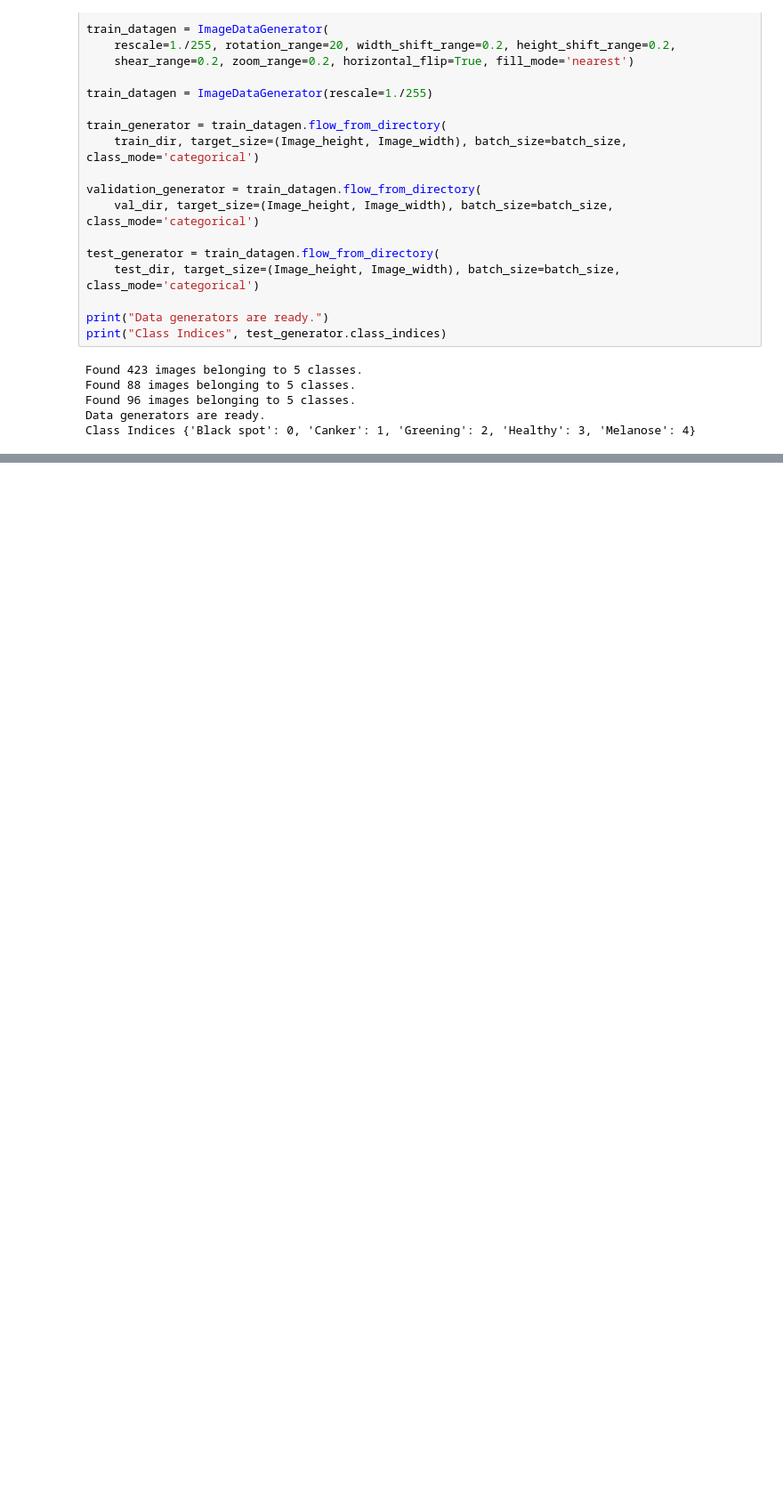
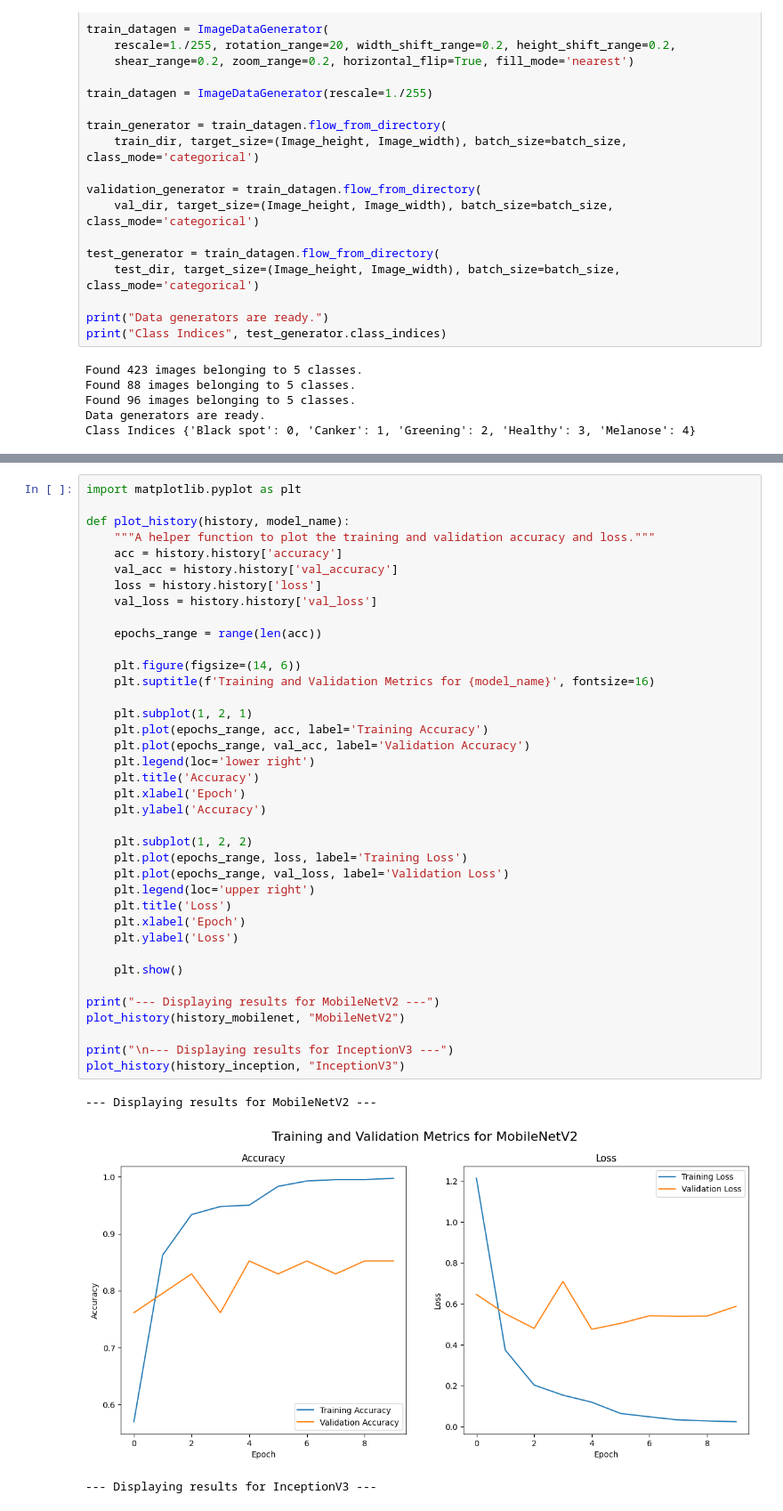
Before and after one commit to bhupinderrumana/CitriScan, a Jupyter notebook: citriscanleave.ipynb, the cells around one changed output, grey strips where cells are left out. Shown at 89% size. Drawn from its saved outputs; the diff is of its cells as text; blank space fills up the shorter version.

```diff
--- a/citriscanleave.ipynb
+++ b/citriscanleave.ipynb
@@ -91,0 +216,42 @@ Class Indices {'Black spot': 0, 'Canker': 1, 'Greening': 2, 'Healthy': 3, 'Melan
+# %%
+import matplotlib.pyplot as plt
+
+def plot_history(history, model_name):
+    """A helper function to plot the training and validation accuracy and loss."""
+    acc = history.history['accuracy']
+    val_acc = history.history['val_accuracy']
+    loss = history.history['loss']
+    val_loss = history.history['val_loss']
+
+    epochs_range = range(len(acc))
+
+    plt.figure(figsize=(14, 6))
+    plt.suptitle(f'Training and Validation Metrics for {model_name}', fontsize=16)
+
+    plt.subplot(1, 2, 1)
+    plt.plot(epochs_range, acc, label='Training Accuracy')
+    plt.plot(epochs_range, val_acc, label='Validation Accuracy')
+    plt.legend(loc='lower right')
+    plt.title('Accuracy')
+    plt.xlabel('Epoch')
+    plt.ylabel('Accuracy')
+
+    plt.subplot(1, 2, 2)
+    plt.plot(epochs_range, loss, label='Training Loss')
+    plt.plot(epochs_range, val_loss, label='Validation Loss')
+    plt.legend(loc='upper right')
+    plt.title('Loss')
+    plt.xlabel('Epoch')
+    plt.ylabel('Loss')
+
+    plt.show()
+
+print("--- Displaying results for MobileNetV2 ---")
+plot_history(history_mobilenet, "MobileNetV2")
+
+print("\n--- Displaying results for InceptionV3 ---")
+plot_history(history_inception, "InceptionV3")
+# %% [output]
+--- Displaying results for MobileNetV2 ---
+[figure, added]
+--- Displaying results for InceptionV3 ---
```
Also changed, not shown: parts of 12 cells of this notebook, 1 other file.
